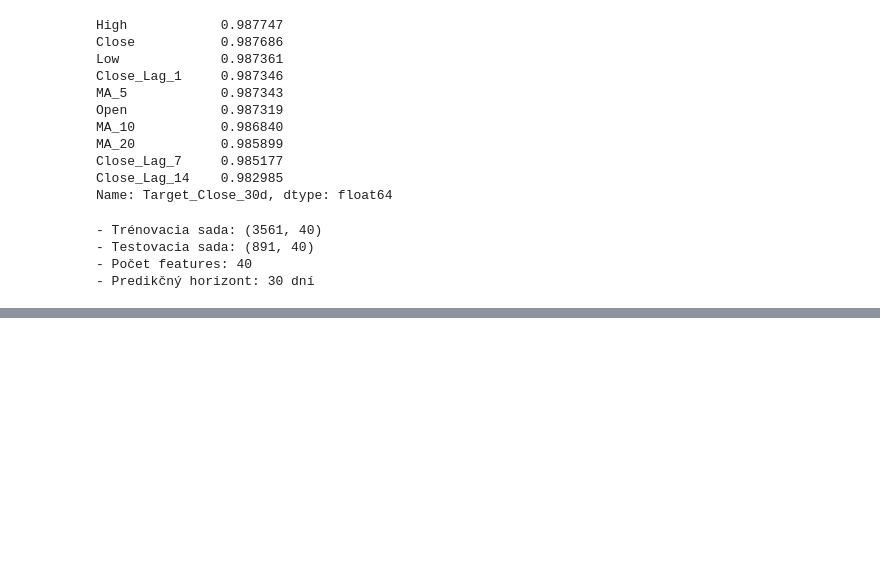
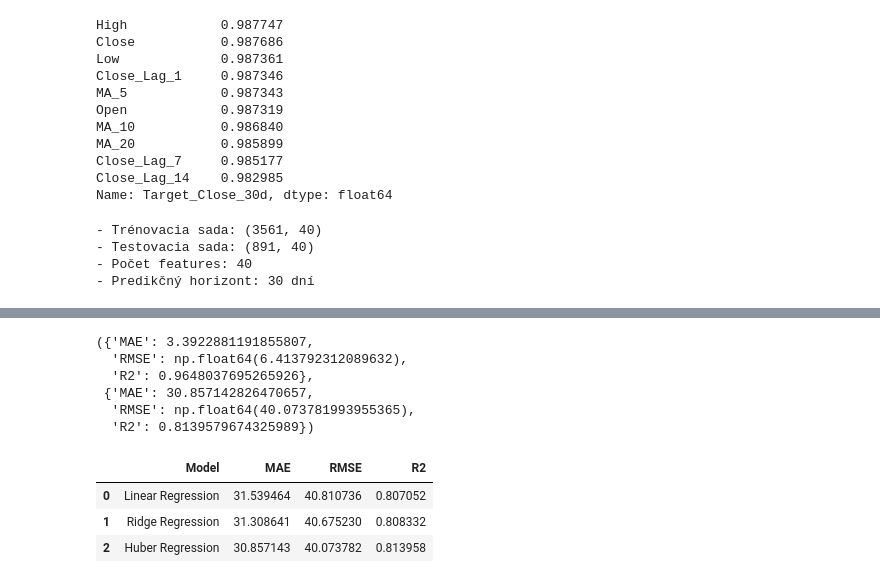
Before and after one commit to MarekPenzes/IAU_Projekt, a Jupyter notebook: IAU_BonusActivity_penzes_petrik.ipynb, the cells around one changed output, grey strips where cells are left out. Saved outputs shown, nothing was run; the diff lists cells and outputs as text; code cells hidden in the pictures; blank space fills up the shorter version.

```diff
--- a/IAU_BonusActivity_penzes_petrik.ipynb
+++ b/IAU_BonusActivity_penzes_petrik.ipynb
@@ -548,0 +615,16 @@ print(f"- Predikčný horizont: 30 dní")
+# %%
+ridge = Pipeline([
+    ("scaler", StandardScaler()),
+    ("model", Ridge(alpha=10.0, random_state=42))
+])
+
+ridge.fit(X_train, y_train)
+
+ridge_train_metrics = evaluate_regression(
+    y_train, ridge.predict(X_train)
+)
+ridge_test_metrics = evaluate_regression(
+    y_test, ridge.predict(X_test)
+)
+
+ridge_train_metrics, ridge_test_metrics
@@ -548,0 +652,40 @@ print(f"- Predikčný horizont: 30 dní")
+# %%
+huber = Pipeline([
+    ("scaler", StandardScaler()),
+    ("model", HuberRegressor(
+        epsilon=1.35,
+        alpha=0.0001,
+        max_iter=5000
+    ))
+])
+
+huber.fit(X_train, y_train)
+
+huber_train_metrics = evaluate_regression(
+    y_train, huber.predict(X_train)
+)
+huber_test_metrics = evaluate_regression(
+    y_test, huber.predict(X_test)
+)
+
+huber_train_metrics, huber_test_metrics
+# %% [output]
+({'MAE': 3.3922881191855807,
+  'RMSE': np.float64(6.413792312089632),
+  'R2': 0.9648037695265926},
+ {'MAE': 30.857142826470657,
+  'RMSE': np.float64(40.073781993955365),
+  'R2': 0.8139579674325989})
+# %%
+results = pd.DataFrame([
+    {"Model": "Linear Regression", **lr_test_metrics},
+    {"Model": "Ridge Regression",  **ridge_test_metrics},
+    {"Model": "Huber Regression",  **huber_test_metrics},
+])
+
+results
+# %% [output]
+|  | Model | MAE | RMSE | R2 |
+| 0 | Linear Regression | 31.539464 | 40.810736 | 0.807052 |
+| 1 | Ridge Regression | 31.308641 | 40.675230 | 0.808332 |
+| 2 | Huber Regression | 30.857143 | 40.073782 | 0.813958 |
```
Also changed, not shown: parts of 21 cells of this notebook.
